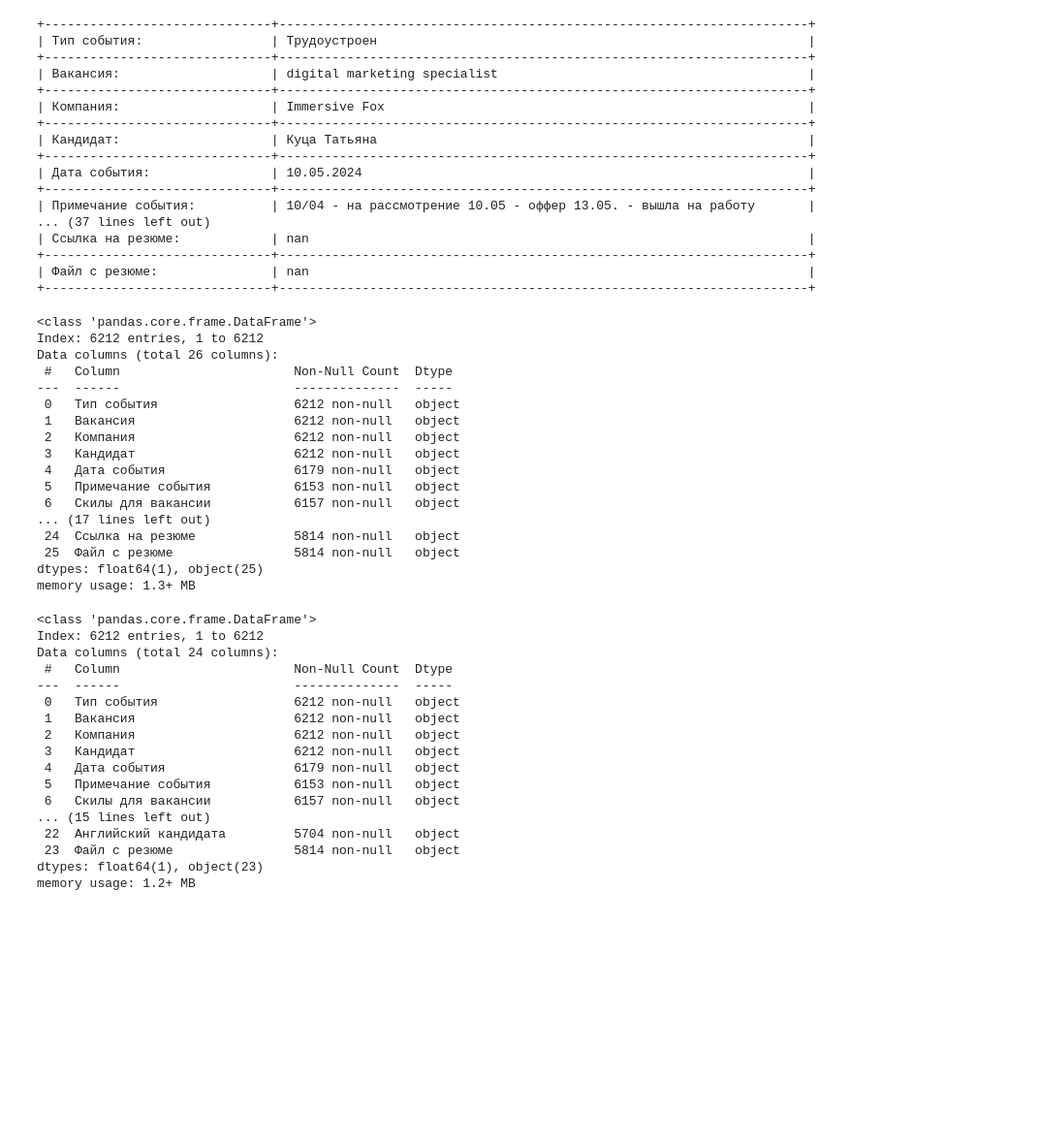
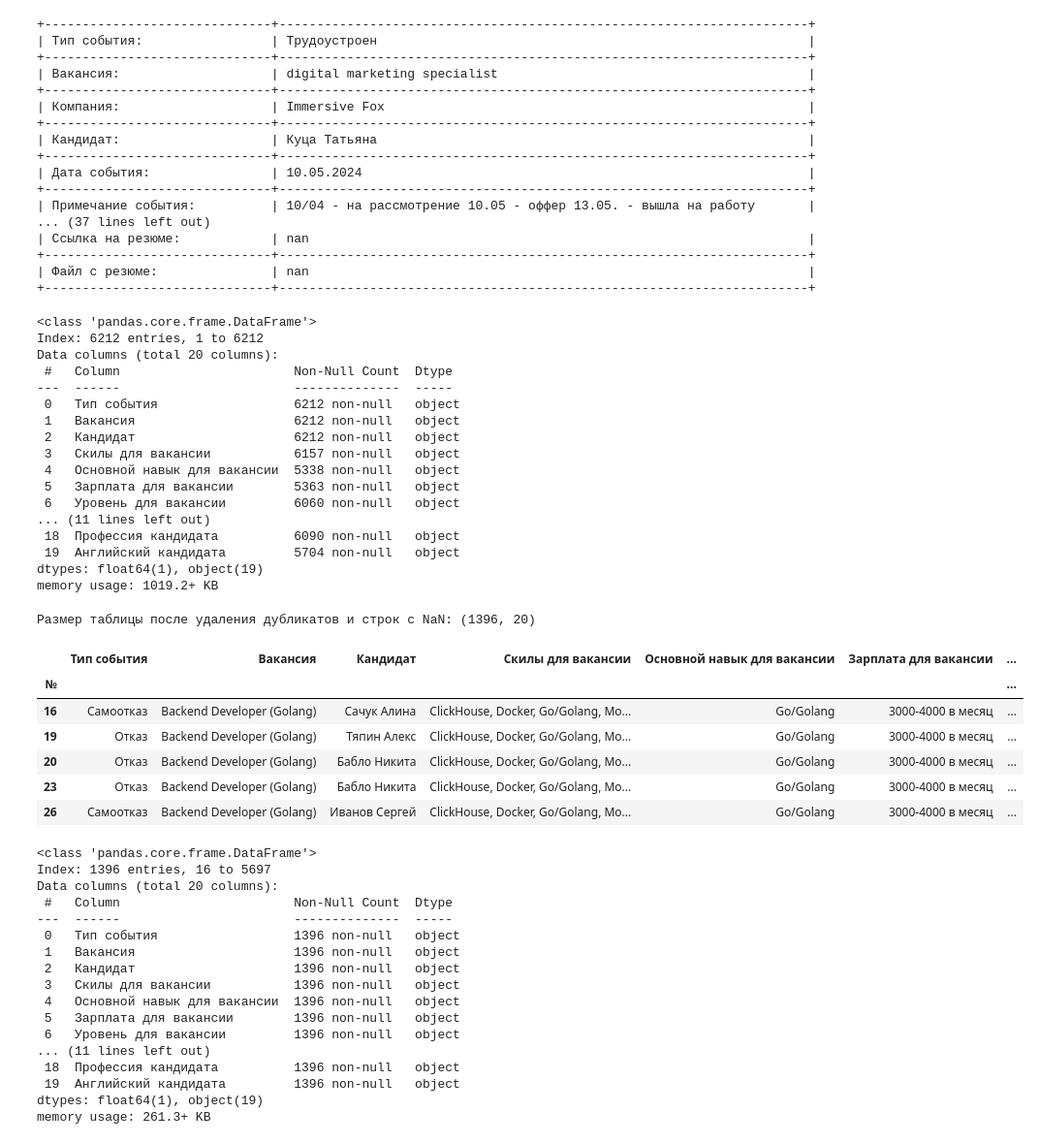
Before and after one commit to ShenetzK/ShenetzK, a Jupyter notebook: CivilioBel_RegressionNet_Git.ipynb, the cells around one changed output. Shown: that part at 97% size. Drawn from its saved outputs; the diff is of its cells as text; code cells hidden in the pictures; blank space fills up the shorter version.

```diff
--- a/CivilioBel_RegressionNet_Git.ipynb
+++ b/CivilioBel_RegressionNet_Git.ipynb
@@ -146,6 +138,8 @@ print(tabulate(data, tablefmt="grid"))
 +------------------------------+----------------------------------------------------------------------+
 | Файл с резюме:               | nan                                                                  |
 +------------------------------+----------------------------------------------------------------------+
+# %%
+df.drop(['Примечание кандидата', 'Ссылка на резюме', 'Файл с резюме', 'Компания', 'Дата события', 'Примечание события'], axis=1, inplace=True)
 # %%
 # Проведем анализ датасета
 df.shape # Кол-во строк и столбцов в датасете
@@ -155,40 +149,57 @@ df.info() # Саммари по датасету
 # %% [output]
 <class 'pandas.core.frame.DataFrame'>
 Index: 6212 entries, 1 to 6212
-Data columns (total 26 columns):
+Data columns (total 20 columns):
  #   Column                       Non-Null Count  Dtype
 ---  ------                       --------------  -----
  0   Тип события                  6212 non-null   object
  1   Вакансия                     6212 non-null   object
- 2   Компания                     6212 non-null   object
- 3   Кандидат                     6212 non-null   object
- 4   Дата события                 6179 non-null   object
- 5   Примечание события           6153 non-null   object
- 6   Скилы для вакансии           6157 non-null   object
-... (17 lines left out)
- 24  Ссылка на резюме             5814 non-null   object
- 25  Файл с резюме                5814 non-null   object
-dtypes: float64(1), object(25)
-memory usage: 1.3+ MB
+ 2   Кандидат                     6212 non-null   object
+ 3   Скилы для вакансии           6157 non-null   object
+ 4   Основной навык для вакансии  5338 non-null   object
+ 5   Зарплата для вакансии        5363 non-null   object
+ 6   Уровень для вакансии         6060 non-null   object
+... (11 lines left out)
+ 18  Профессия кандидата          6090 non-null   object
+ 19  Английский кандидата         5704 non-null   object
+dtypes: float64(1), object(19)
+memory usage: 1019.2+ KB
-# %%
-df.drop(['Примечание кандидата', 'Ссылка на резюме'], axis=1, inplace=True)
+# %%
+# Удаление дублирующихся строк
+df.drop_duplicates(inplace=True)
+
+# Удаление строк, содержащих NaN
+df.dropna(inplace=True)
+
+# Проверка результата
+print(f"Размер таблицы после удаления дубликатов и строк с NaN: {df.shape}")
+df.head()
+# %% [output]
+Размер таблицы после удаления дубликатов и строк с NaN: (1396, 20)
+|  | Тип события | Вакансия | Кандидат | Скилы для вакансии | Основной навык для вакансии | Зарплата для вакансии | ... |
+| № |  |  |  |  |  |  | ... |
+| 16 | Самоотказ | Backend Developer (Golang) | Сачук Алина | ClickHouse, Docker, Go/Golang, Mo... | Go/Golang | 3000-4000 в месяц | ... |
+| 19 | Отказ | Backend Developer (Golang) | Тяпин Алекс | ClickHouse, Docker, Go/Golang, Mo... | Go/Golang | 3000-4000 в месяц | ... |
+| 20 | Отказ | Backend Developer (Golang) | Бабло Никита | ClickHouse, Docker, Go/Golang, Mo... | Go/Golang | 3000-4000 в месяц | ... |
+| 23 | Отказ | Backend Developer (Golang) | Бабло Никита | ClickHouse, Docker, Go/Golang, Mo... | Go/Golang | 3000-4000 в месяц | ... |
+| 26 | Самоотказ | Backend Developer (Golang) | Иванов Сергей | ClickHouse, Docker, Go/Golang, Mo... | Go/Golang | 3000-4000 в месяц | ... |
 # %%
 df.info()
 # %% [output]
 <class 'pandas.core.frame.DataFrame'>
-Index: 6212 entries, 1 to 6212
-Data columns (total 24 columns):
+Index: 1396 entries, 16 to 5697
+Data columns (total 20 columns):
  #   Column                       Non-Null Count  Dtype
 ---  ------                       --------------  -----
- 0   Тип события                  6212 non-null   object
- 1   Вакансия                     6212 non-null   object
- 2   Компания                     6212 non-null   object
- 3   Кандидат                     6212 non-null   object
- 4   Дата события                 6179 non-null   object
- 5   Примечание события           6153 non-null   object
- 6   Скилы для вакансии           6157 non-null   object
-... (15 lines left out)
- 22  Английский кандидата         5704 non-null   object
- 23  Файл с резюме                5814 non-null   object
-dtypes: float64(1), object(23)
-memory usage: 1.2+ MB
+ 0   Тип события                  1396 non-null   object
+ 1   Вакансия                     1396 non-null   object
+ 2   Кандидат                     1396 non-null   object
+ 3   Скилы для вакансии           1396 non-null   object
+ 4   Основной навык для вакансии  1396 non-null   object
+ 5   Зарплата для вакансии        1396 non-null   object
+ 6   Уровень для вакансии         1396 non-null   object
+... (11 lines left out)
+ 18  Профессия кандидата          1396 non-null   object
+ 19  Английский кандидата         1396 non-null   object
+dtypes: float64(1), object(19)
+memory usage: 261.3+ KB
```
Also changed, not shown: parts of 6 cells of this notebook.
